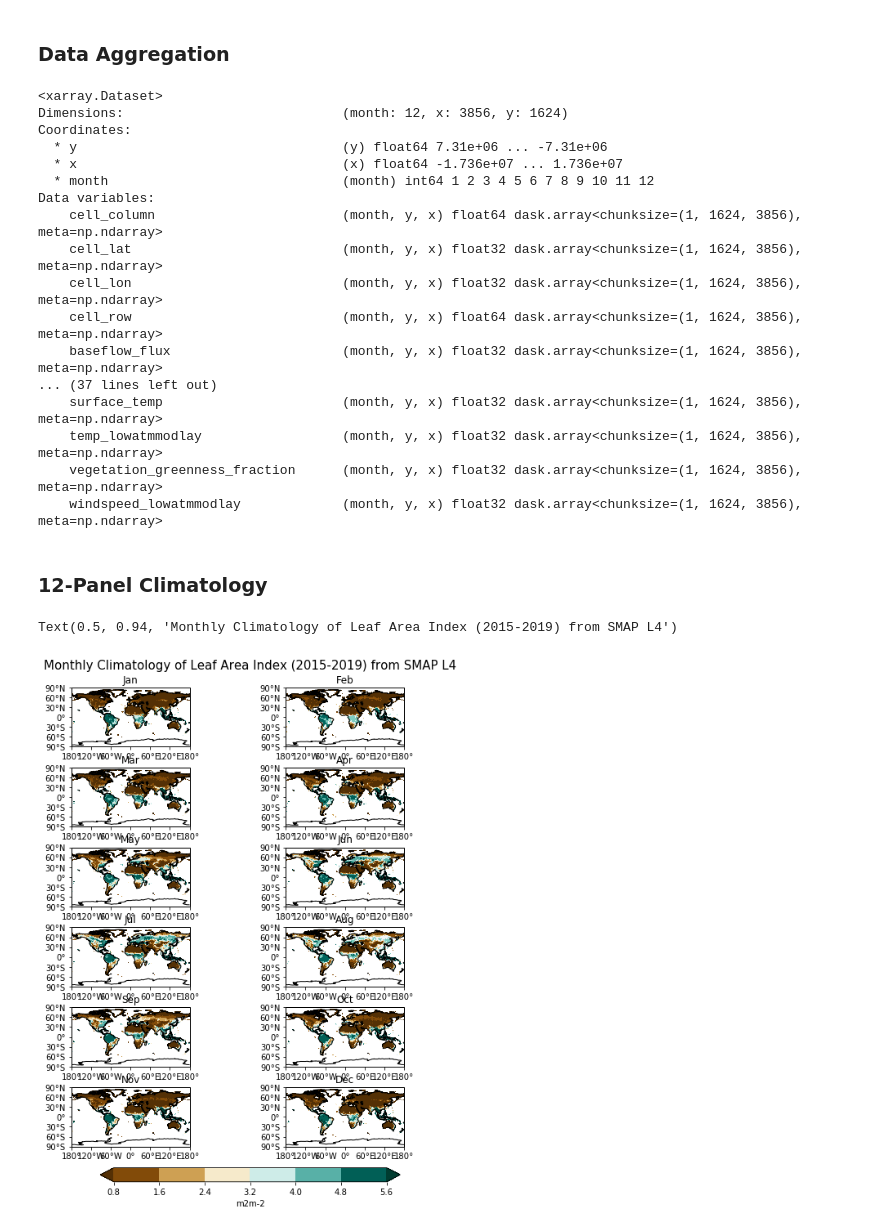
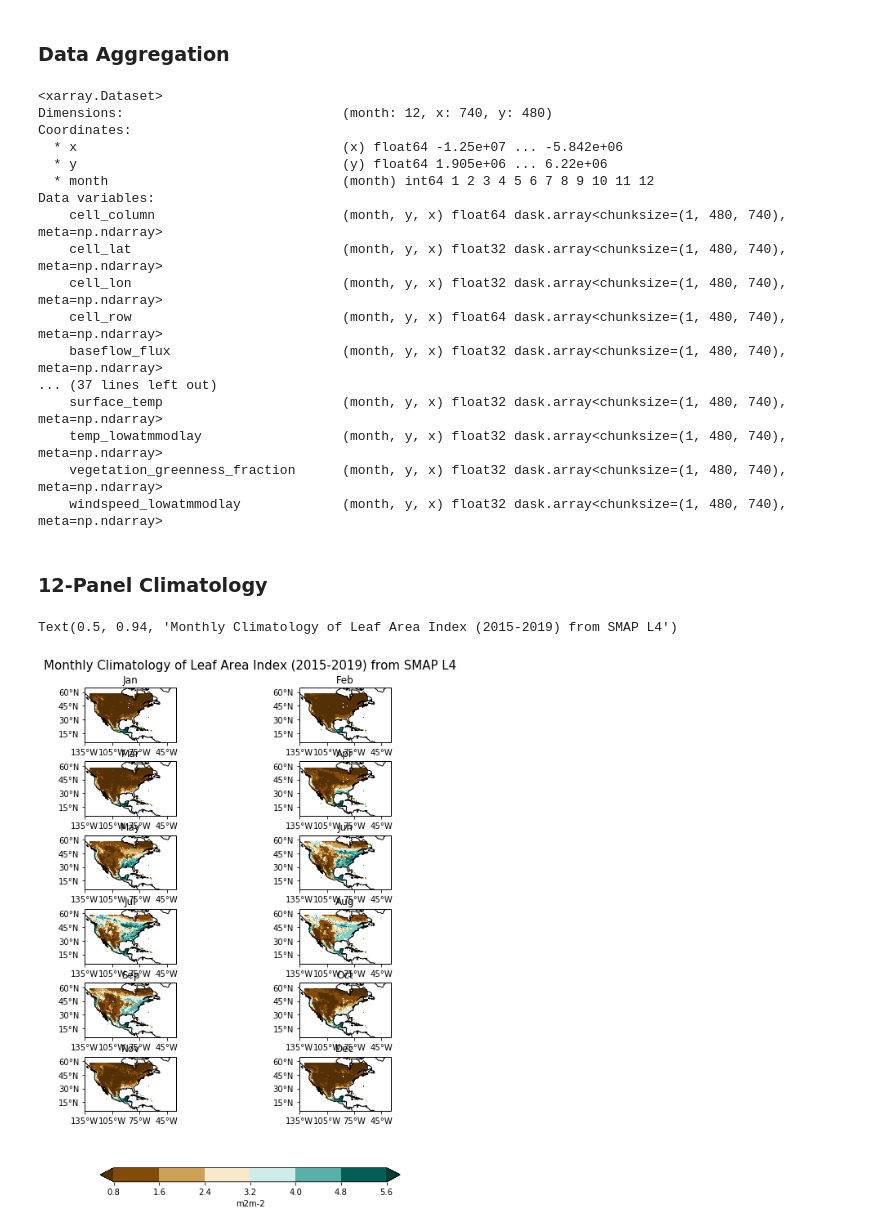
Before and after one commit to BDavis39/CLIM680, a Jupyter notebook: CLIM680_Assignments.ipynb, the cells around one changed output. Saved outputs shown, nothing was run; the diff lists cells and outputs as text; code cells hidden in the pictures.

Commit message:
Addition of  12 Panel Plots

```diff
--- a/CLIM680_Assignments.ipynb
+++ b/CLIM680_Assignments.ipynb
@@ -111,7 +111,8 @@ cbar = plt.colorbar(cs)
 ds2_list = glob.glob("/shared/land/SMAP/latest_L4/daily/SMAP_L4_SM_gph_201*.nc4")
 #netcdf_list
 # %%
-ds2 = xr.open_mfdataset(paths=ds2_list, combine='nested', concat_dim='time' )
+ds2 = xr.open_mfdataset(paths=ds2_list, combine='nested', concat_dim='time').isel(y=slice(600,120, -1),
+                                                                                  x=slice(540,1280))
 ds2
 # %% [output]
 <xarray.Dataset>
@@ -138,22 +139,22 @@ ds2_climo=ds2.groupby('time.month').mean(dim='time')
 ds2_climo
 # %% [output]
 <xarray.Dataset>
-Dimensions:                            (month: 12, x: 3856, y: 1624)
+Dimensions:                            (month: 12, x: 740, y: 480)
 Coordinates:
-  * y                                  (y) float64 7.31e+06 ... -7.31e+06
-  * x                                  (x) float64 -1.736e+07 ... 1.736e+07
+  * x                                  (x) float64 -1.25e+07 ... -5.842e+06
+  * y                                  (y) float64 1.905e+06 ... 6.22e+06
   * month                              (month) int64 1 2 3 4 5 6 7 8 9 10 11 12
 Data variables:
-    cell_column                        (month, y, x) float64 dask.array<chunksize=(1, 1624, 3856), meta=np.ndarray>
-    cell_lat                           (month, y, x) float32 dask.array<chunksize=(1, 1624, 3856), meta=np.ndarray>
-    cell_lon                           (month, y, x) float32 dask.array<chunksize=(1, 1624, 3856), meta=np.ndarray>
-    cell_row                           (month, y, x) float64 dask.array<chunksize=(1, 1624, 3856), meta=np.ndarray>
-    baseflow_flux                      (month, y, x) float32 dask.array<chunksize=(1, 1624, 3856), meta=np.ndarray>
+    cell_column                        (month, y, x) float64 dask.array<chunksize=(1, 480, 740), meta=np.ndarray>
+    cell_lat                           (month, y, x) float32 dask.array<chunksize=(1, 480, 740), meta=np.ndarray>
+    cell_lon                           (month, y, x) float32 dask.array<chunksize=(1, 480, 740), meta=np.ndarray>
+    cell_row                           (month, y, x) float64 dask.array<chunksize=(1, 480, 740), meta=np.ndarray>
+    baseflow_flux                      (month, y, x) float32 dask.array<chunksize=(1, 480, 740), meta=np.ndarray>
 ... (37 lines left out)
-    surface_temp                       (month, y, x) float32 dask.array<chunksize=(1, 1624, 3856), meta=np.ndarray>
-    temp_lowatmmodlay                  (month, y, x) float32 dask.array<chunksize=(1, 1624, 3856), meta=np.ndarray>
-    vegetation_greenness_fraction      (month, y, x) float32 dask.array<chunksize=(1, 1624, 3856), meta=np.ndarray>
-    windspeed_lowatmmodlay             (month, y, x) float32 dask.array<chunksize=(1, 1624, 3856), meta=np.ndarray>
+    surface_temp                       (month, y, x) float32 dask.array<chunksize=(1, 480, 740), meta=np.ndarray>
+    temp_lowatmmodlay                  (month, y, x) float32 dask.array<chunksize=(1, 480, 740), meta=np.ndarray>
+    vegetation_greenness_fraction      (month, y, x) float32 dask.array<chunksize=(1, 480, 740), meta=np.ndarray>
+    windspeed_lowatmmodlay             (month, y, x) float32 dask.array<chunksize=(1, 480, 740), meta=np.ndarray>
 # %% [markdown]
 ### 12-Panel Climatology<a class="anchor" id="Clim"></a>
 # %%
@@ -180,39 +181,42 @@ for i in list(range(0,12)):
         # Title each subplot with the name of the model
         axs[i].set_title(calendar.month_abbr[i+1])
 
+        # Set extent
+        axs[i].set_extent([-135, -35, 5, 65], crs=ccrs.PlateCarree())
+
         # Longitude labels
-        axs[i].set_xticks(np.arange(-180,181,60), crs=ccrs.PlateCarree())
+        axs[i].set_xticks(np.arange(-135,-35,30), crs=ccrs.PlateCarree())
         lon_formatter = cticker.LongitudeFormatter()
         axs[i].xaxis.set_major_formatter(lon_formatter)
 
         # Latitude labels
-        axs[i].set_yticks(np.arange(-90,91,30), crs=ccrs.PlateCarree())
+        axs[i].set_yticks(np.arange(15,65,15), crs=ccrs.PlateCarree())
         lat_formatter = cticker.LatitudeFormatter()
         axs[i].yaxis.set_major_formatter(lat_formatter)
 
         # Draw the coastines for each subplot
         axs[i].coastlines()
 
 
 # Adjust the location of the subplots
 # on the page to make room for the colorbar
 fig.subplots_adjust(left=0.05,
-                   bottom=0.25,
+                   bottom=0.3,
                    right=0.9,
                    top=0.9,
                    wspace=0.02,
                    hspace=0.35)
 
 # Add a colorbar axis at the bottom of the graph
 cbar_ax = fig.add_axes([0.2, 0.2, 0.6, 0.02])
 
 # Draw the colorbar
 cbar=fig.colorbar(cs, cax=cbar_ax,orientation='horizontal',label='m2m-2')
 
 # Add a big title at the top
 start = str(ds2.time.min().values)[0:4]
 end = str(ds2.time.max().values)[0:4]
 plt.suptitle("Monthly Climatology of Leaf Area Index ("+start+"-"+end+") from SMAP L4", fontsize=15, y=.94)
 # %% [output]
 Text(0.5, 0.94, 'Monthly Climatology of Leaf Area Index (2015-2019) from SMAP L4')
-[figure, old version]
+[figure, new version]
```
Also changed, not shown: parts of 3 cells of this notebook.
